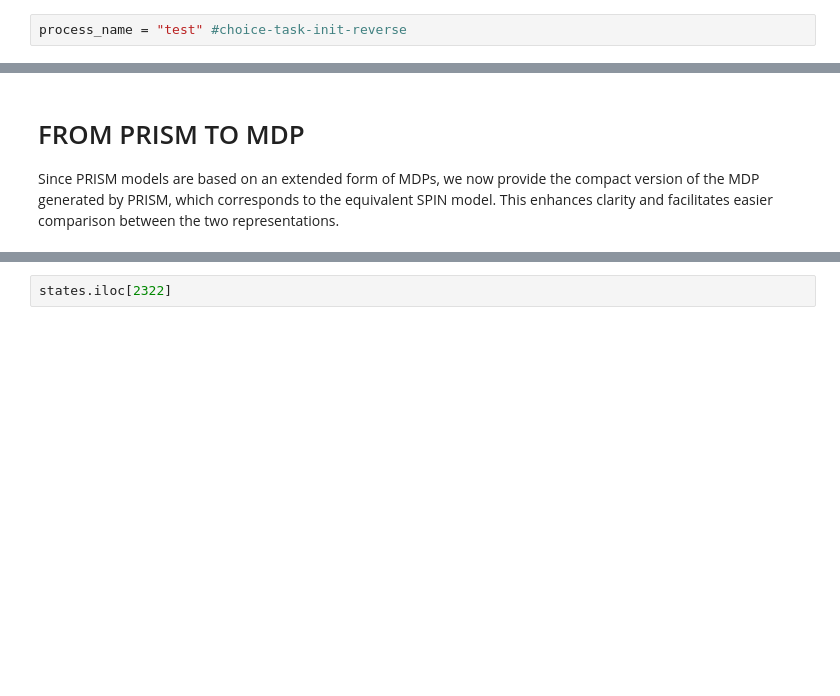
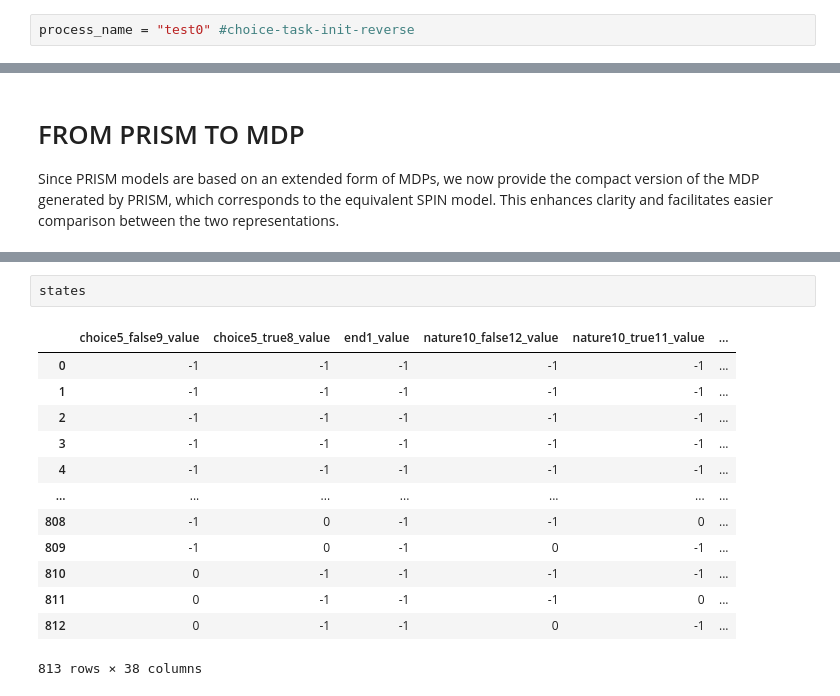
Before and after one commit to PietroSala/cpi-to-prism-loops, a Jupyter notebook: spin_direct/test.ipynb, the cells around one changed output, grey strips where cells are left out. Drawn from its saved outputs; the diff is of its cells as text; blank space fills up the shorter version.

```diff
--- a/spin_direct/test.ipynb
+++ b/spin_direct/test.ipynb
@@ -7,7 +7,7 @@ from cpitospin import analyze_cpi_structure, CPIToSPINConverter
 # Choose the test
 All the test available are in folder 'CPIs'
 # %%
-process_name = "test" #choice-task-init-reverse
+process_name = "test0" #choice-task-init-reverse
 # %% [markdown]
 ## Load File
 # %%
@@ -316,4 +404,18 @@ Source(compressed_dot)
 [drawing not drawn]
 # %%
-states.iloc[2322]
+states
+# %% [output]
+|  | choice5_false9_value | choice5_true8_value | end1_value | nature10_false12_value | nature10_true11_value | ... |
+| 0 | -1 | -1 | -1 | -1 | -1 | ... |
+| 1 | -1 | -1 | -1 | -1 | -1 | ... |
+| 2 | -1 | -1 | -1 | -1 | -1 | ... |
+| 3 | -1 | -1 | -1 | -1 | -1 | ... |
+| 4 | -1 | -1 | -1 | -1 | -1 | ... |
+| ... | ... | ... | ... | ... | ... | ... |
+| 808 | -1 | 0 | -1 | -1 | 0 | ... |
+| 809 | -1 | 0 | -1 | 0 | -1 | ... |
+| 810 | 0 | -1 | -1 | -1 | -1 | ... |
+| 811 | 0 | -1 | -1 | -1 | 0 | ... |
+| 812 | 0 | -1 | -1 | 0 | -1 | ... |
+813 rows × 38 columns
 # %%
```
Also changed, not shown: parts of 8 cells of this notebook.
